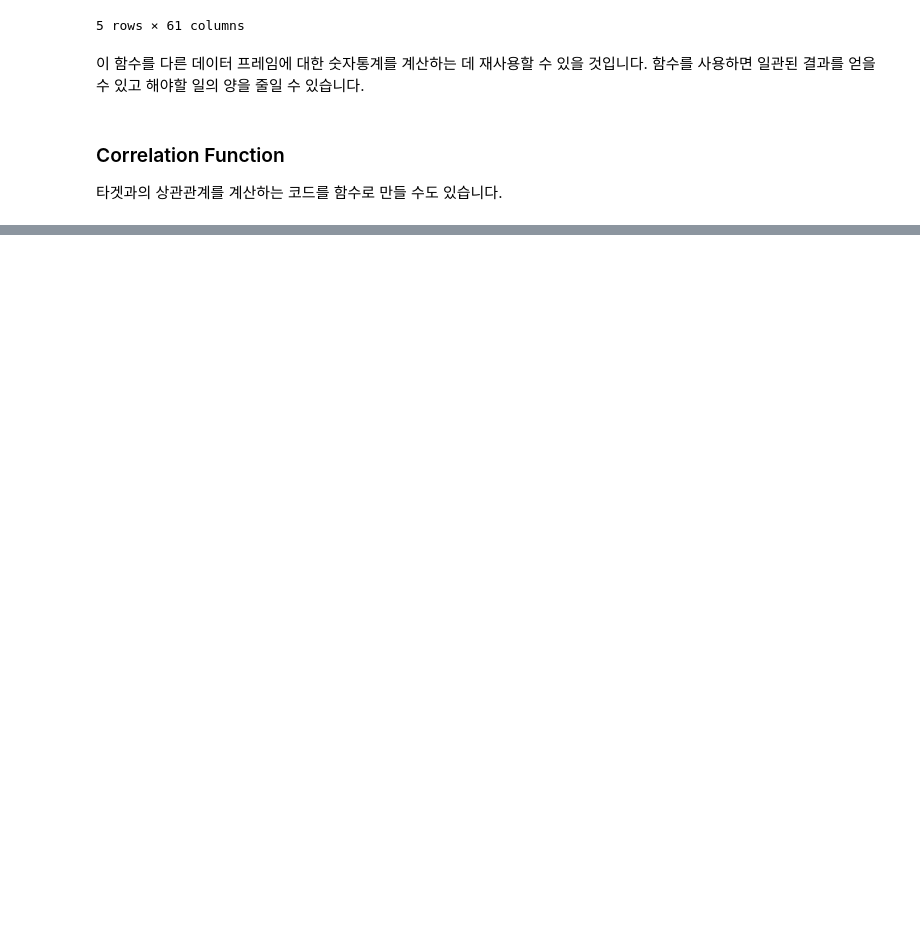
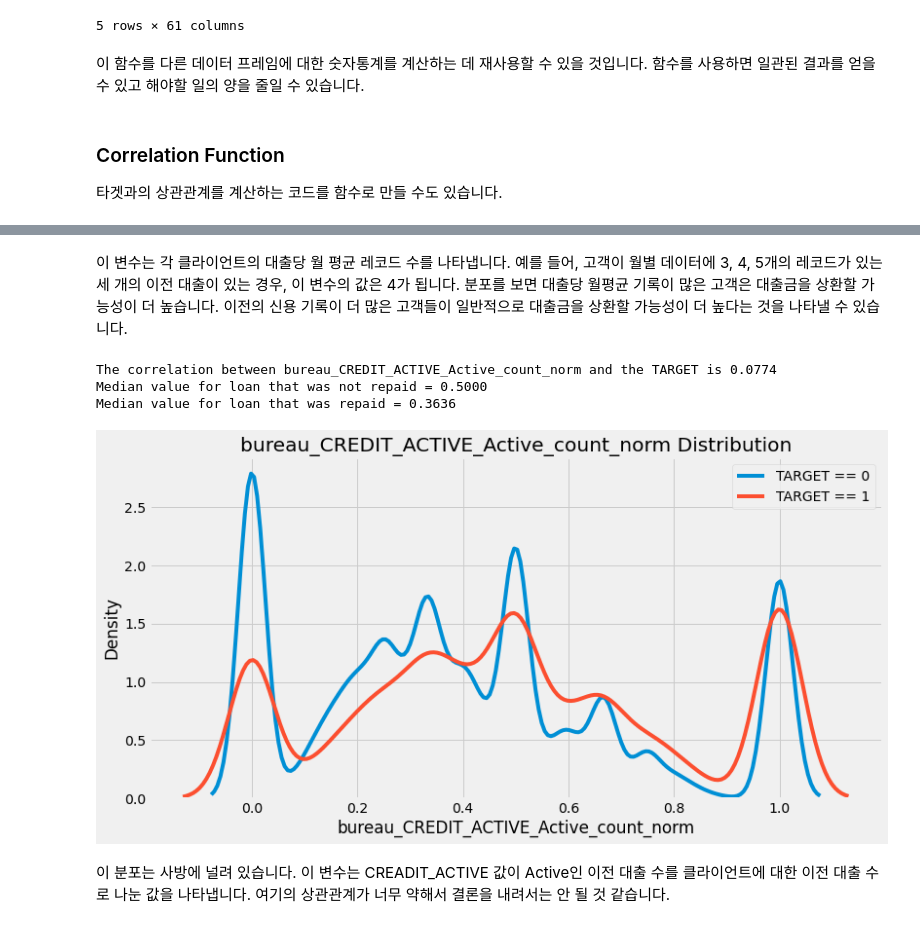
Before and after one commit to Haebuk/kagglestudy, a Jupyter notebook: Home credit competition/home_2_유재성.ipynb, the cells around one changed output, grey strips where cells are left out. Saved outputs shown, nothing was run; the diff lists cells and outputs as text; code cells hidden in the pictures; blank space fills up the shorter version.

```diff
--- a/Home credit competition/home_2_유재성.ipynb
+++ b/Home credit competition/home_2_유재성.ipynb
@@ -322,0 +820,11 @@ def target_corrs(df):
+# %% [markdown]
+이 변수는 각 클라이언트의 대출당 월 평균 레코드 수를 나타냅니다. 예를 들어, 고객이 월별 데이터에 3, 4, 5개의 레코드가 있는 세 개의 이전 대출이 있는 경우, 이 변수의 값은 4가 됩니다. 분포를 보면 대출당 월평균 기록이 많은 고객은 대출금을 상환할 가능성이 더 높습니다. 이전의 신용 기록이 더 많은 고객들이 일반적으로 대출금을 상환할 가능성이 더 높다는 것을 나타낼 수 있습니다.
+# %%
+kde_target(var_name='bureau_CREDIT_ACTIVE_Active_count_norm', df=train)
+# %% [output]
+The correlation between bureau_CREDIT_ACTIVE_Active_count_norm and the TARGET is 0.0774
+Median value for loan that was not repaid = 0.5000
+Median value for loan that was repaid = 0.3636
+[figure, added]
+# %% [markdown]
+이 분포는 사방에 널려 있습니다. 이 변수는 CREADIT_ACTIVE 값이 Active인 이전 대출 수를 클라이언트에 대한 이전 대출 수로 나눈 값을 나타냅니다. 여기의 상관관계가 너무 약해서 결론을 내려서는 안 될 것 같습니다.
```
Also changed, not shown: parts of 71 cells of this notebook.
